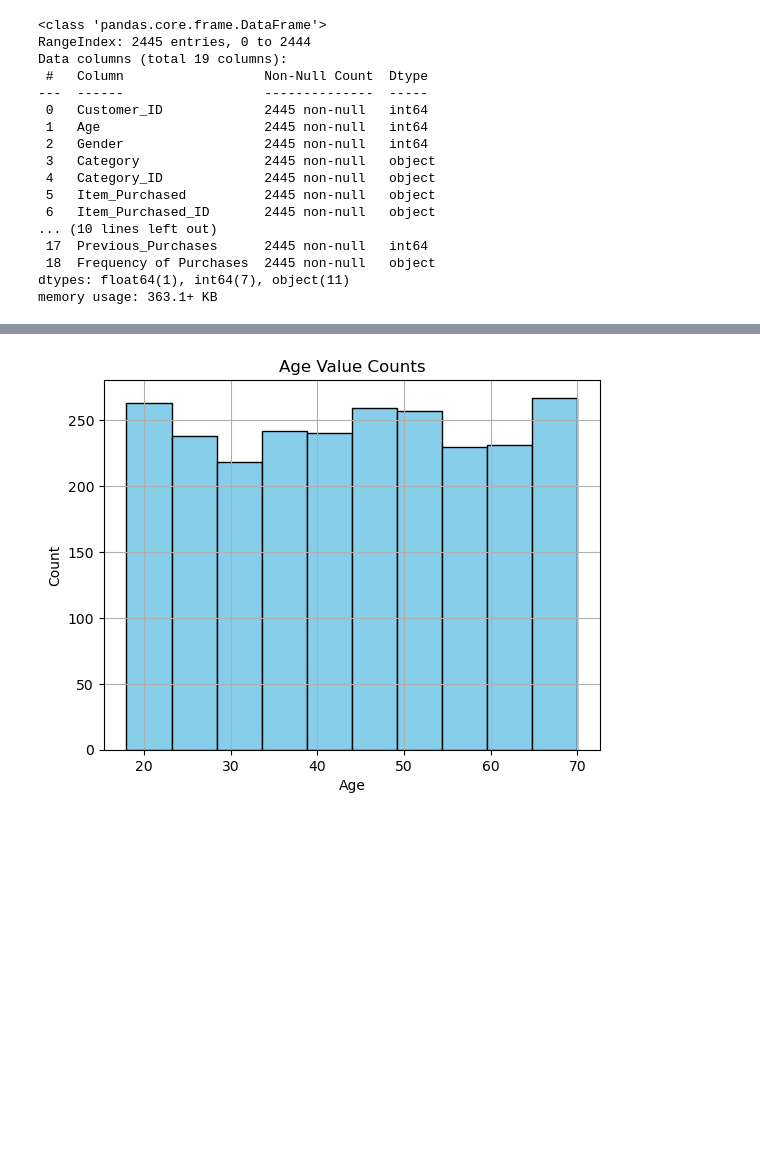
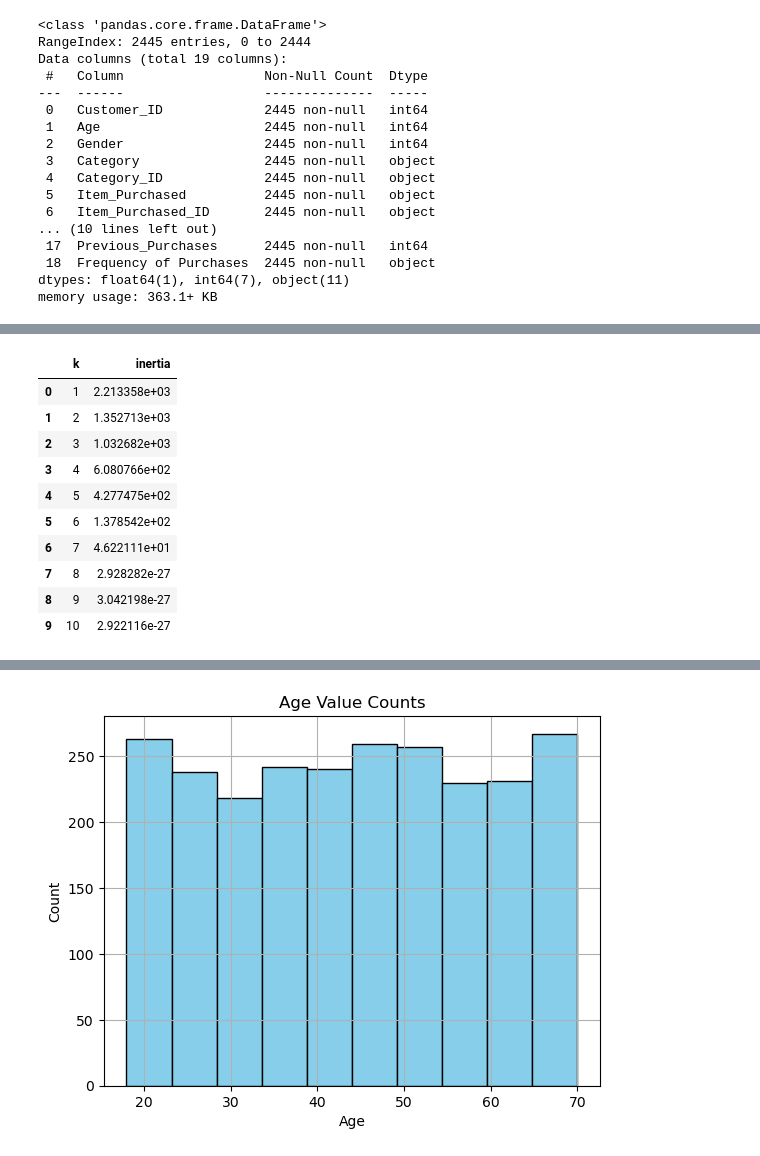
Before and after one commit to kylekerner/project2, a Jupyter notebook: project2.ipynb, the cells around one changed output, grey strips where cells are left out. Saved outputs shown, nothing was run; the diff lists cells and outputs as text; code cells hidden in the pictures; blank space fills up the shorter version.

```diff
--- a/project2.ipynb
+++ b/project2.ipynb
@@ -271,0 +313,31 @@ Name: count, dtype: int64
+# %%
+# Create a a list to store inertia values and the values of k
+inertia = []
+k = list(range(1, 11))
+
+# Create a for-loop where each value of k is evaluated using the K-means algorithm
+# Fit the model using the service_ratings DataFrame
+# Append the value of the computed inertia from the `inertia_` attribute of the KMeans model instance
+for i in k:
+    k_model = KMeans(n_clusters=i, n_init='auto', random_state=0)
+    k_model.fit(explore_concat)
+    inertia.append(k_model.inertia_)
+
+# Define a DataFrame to hold the values for k and the corresponding inertia
+elbow_data = {"k": k, "inertia": inertia}
+df_elbow = pd.DataFrame(elbow_data)
+
+# Review the DataFrame
+df_elbow
+# %% [output]
+|  | k | inertia |
+| 0 | 1 | 2.213358e+03 |
+| 1 | 2 | 1.352713e+03 |
+| 2 | 3 | 1.032682e+03 |
+| 3 | 4 | 6.080766e+02 |
+| 4 | 5 | 4.277475e+02 |
+| 5 | 6 | 1.378542e+02 |
+| 6 | 7 | 4.622111e+01 |
+| 7 | 8 | 2.928282e-27 |
+| 8 | 9 | 3.042198e-27 |
+| 9 | 10 | 2.922116e-27 |
```
Also changed, not shown: parts of 16 cells of this notebook.
